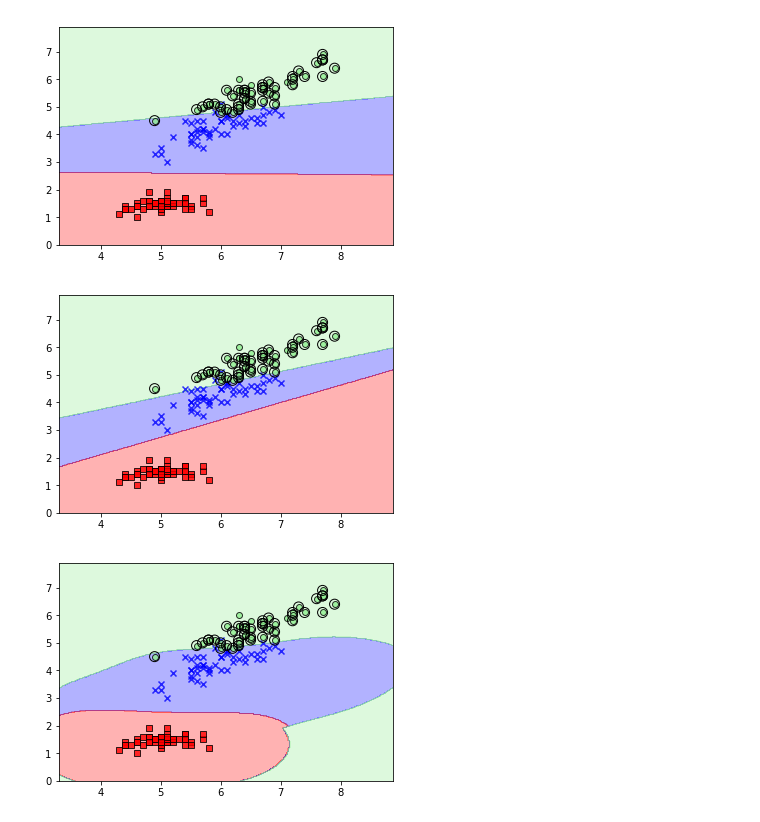
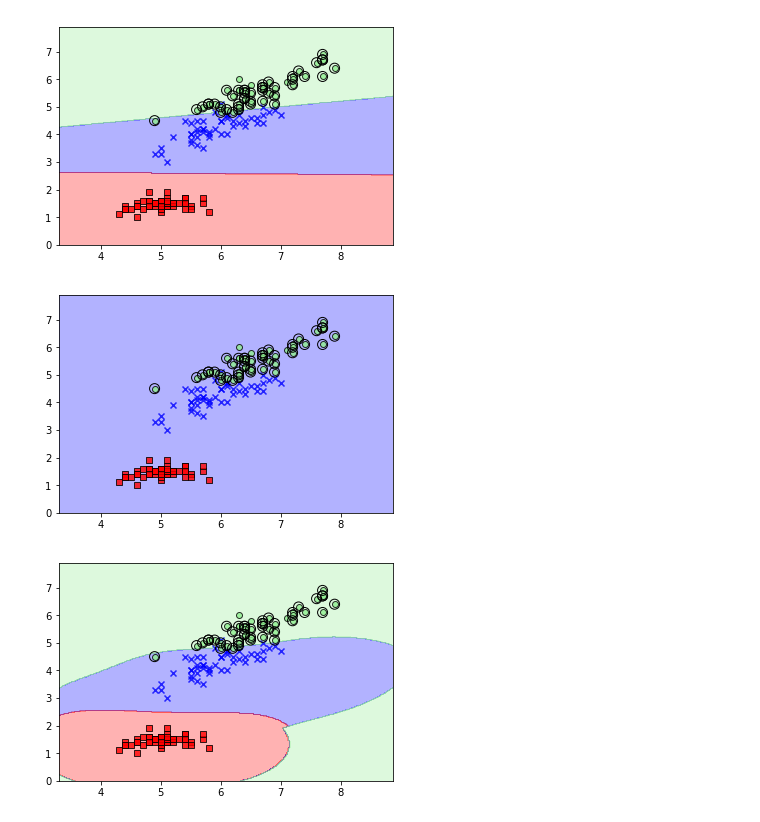
Before and after one commit to abk000/IntroML-CCNY, a Jupyter notebook: AS04 - Support Vector Machines/Arslan_Saeed_AS04.ipynb, the cells around one changed output. Cells and saved outputs as stored; diff of their text form; code cells hidden in the pictures.

```diff
--- a/AS04 - Support Vector Machines/Support-Vector-Machines.ipynb
+++ b/AS04 - Support Vector Machines/Arslan_Saeed_AS04.ipynb
@@ -44,10 +67,11 @@ df = pd.read_csv('iris.csv', header = None, names = ["Sepal Length", "Sepal Widt
 # initialize classifiers
 
 C = 1.0
-models = (svm.SVC(kernel = 'linear', C=C),
-          svm.LinearSVC(C=C),
-          svm.SVC(kernel='rbf', gamma = 0.7, C=C),
-          svm.SVC(kernel='poly', degree = 3, C=C))
+models = (svm.SVC(kernel = 'linear', probability = True, C=C),
+          svm.SVC(kernel = 'sigmoid',coef0 = 10, gamma = 10, probability = True, C=C),
+          svm.SVC(kernel='rbf', gamma = 0.7, probability=  True, C=C),
+          svm.SVC(kernel='poly', degree = 3, probability = True, C=C),
+         )
 
 #seperate data from 'answers'
 
@@ -62,20 +86,20 @@ y = y_enc
 
 # retain two features for plotting
 
-x = x[:,[0,2]]
+x_plt = x[:,[0,2]]
 
 # train the classifier
 
-models = [clf.fit(x,y) for clf in models]
+models = [clf.fit(x_plt,y) for clf in models]
 
 # linear kernel
-plot_decision_regions(x,y, classifier = models[0], test_idx=range(105,150))
+plot_decision_regions(x_plt,y, classifier = models[0], test_idx=range(105,150))
 # %% [output]
 [figure]
 # %%
-#linearSVC
-plot_decision_regions(x,y, classifier = models[1], test_idx=range(105,150))
+# sigmoid
+plot_decision_regions(x_plt,y, classifier = models[1], test_idx=range(105,150))
 # %% [output]
-[figure, old version]
+[figure, new version]
 # %%
 # RBF kernel
```
Also changed, not shown: parts of 8 cells of this notebook, 3 other files.
